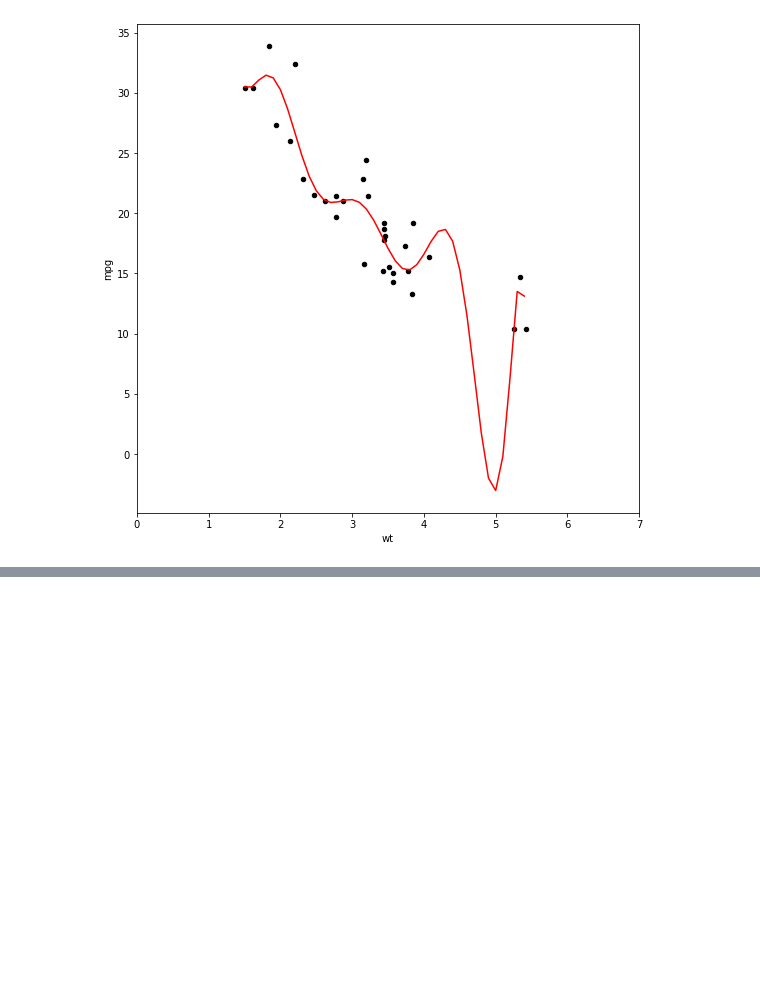
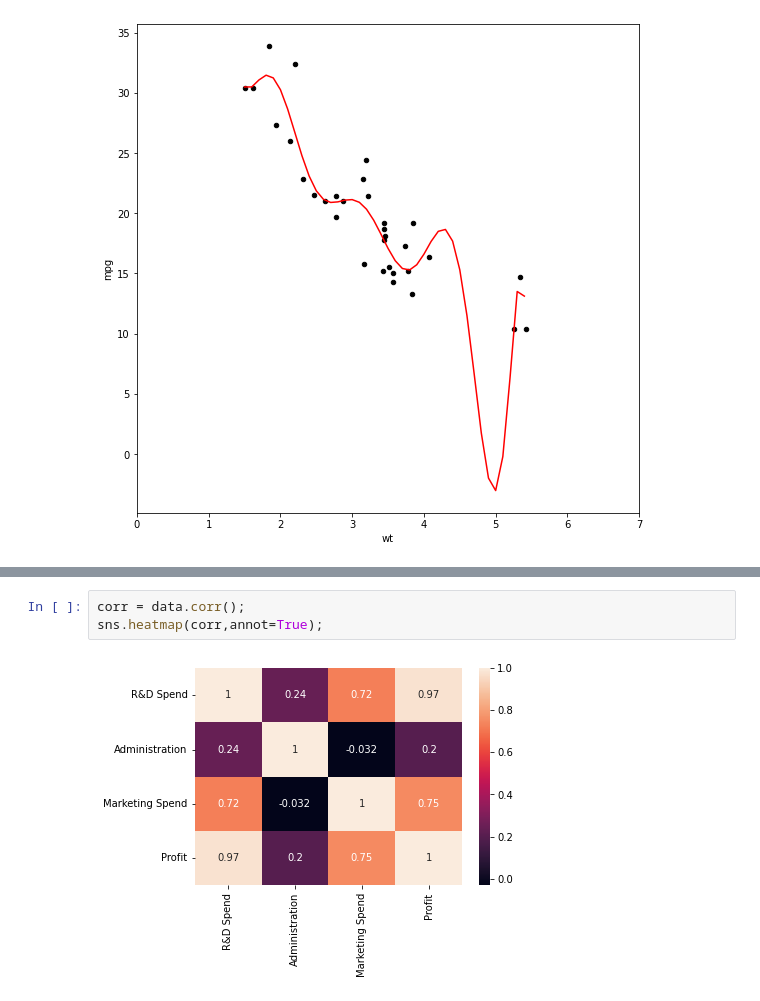
Before and after one commit to HoDinhKhanh/AI, a Jupyter notebook: machine_learning.ipynb, the cells around one changed output, grey strips where cells are left out. Cells and saved outputs as stored; diff of their text form; blank space fills up the shorter version.

```diff
--- a/machine_learning.ipynb
+++ b/machine_learning.ipynb
@@ -377,0 +398,5 @@ plt.plot(range,y_pred,color = 'red');
+# %%
+corr = data.corr();
+sns.heatmap(corr,annot=True);
+# %% [output]
+[figure, added]
```
Also changed, not shown: parts of 9 cells of this notebook.
